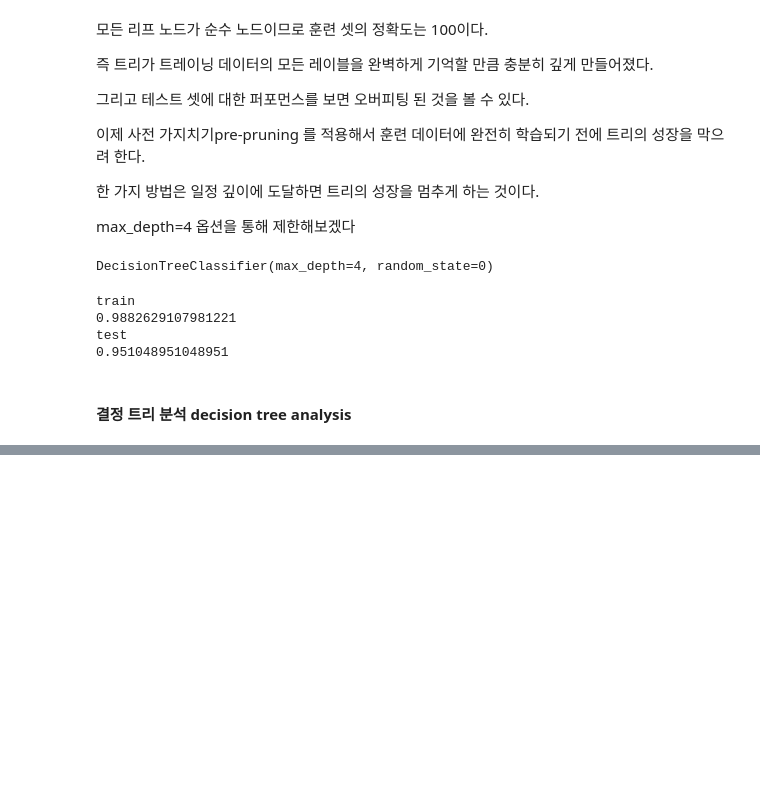
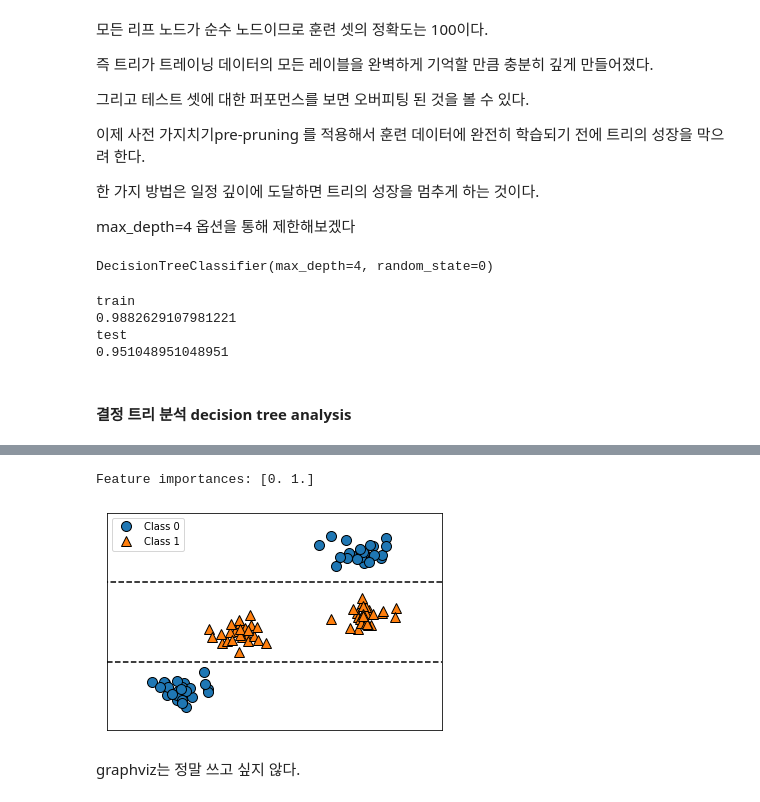
Before and after one commit to BLINK-ONCE/Introduction-to-ML-with-Python, a Jupyter notebook: ch2.ipynb, the cells around one changed output, grey strips where cells are left out. Drawn from its saved outputs; the diff is of its cells as text; code cells hidden in the pictures; blank space fills up the shorter version.

```diff
--- a/ch2.ipynb
+++ b/ch2.ipynb
@@ -955,0 +919,7 @@ UnicodeDecodeError: 'cp949' codec can't decode byte 0xec in position 197: illega
+# %%
+tree = mglearn.plots.plot_tree_not_monotone()
+# %% [output]
+Feature importances: [0. 1.]
+[figure, added]
+# %% [markdown]
+graphviz는 정말 쓰고 싶지 않다.
```
Also changed, not shown: parts of 26 cells of this notebook, 2 other files.
